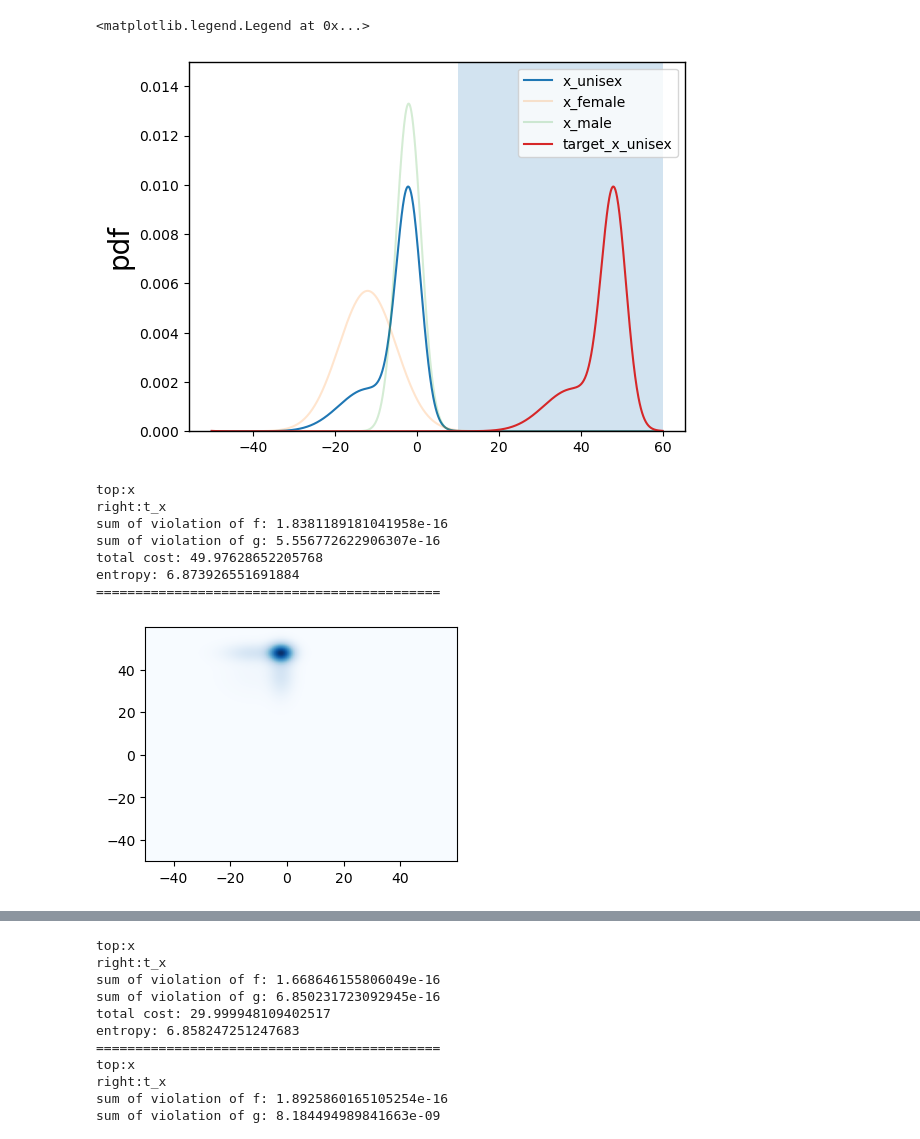
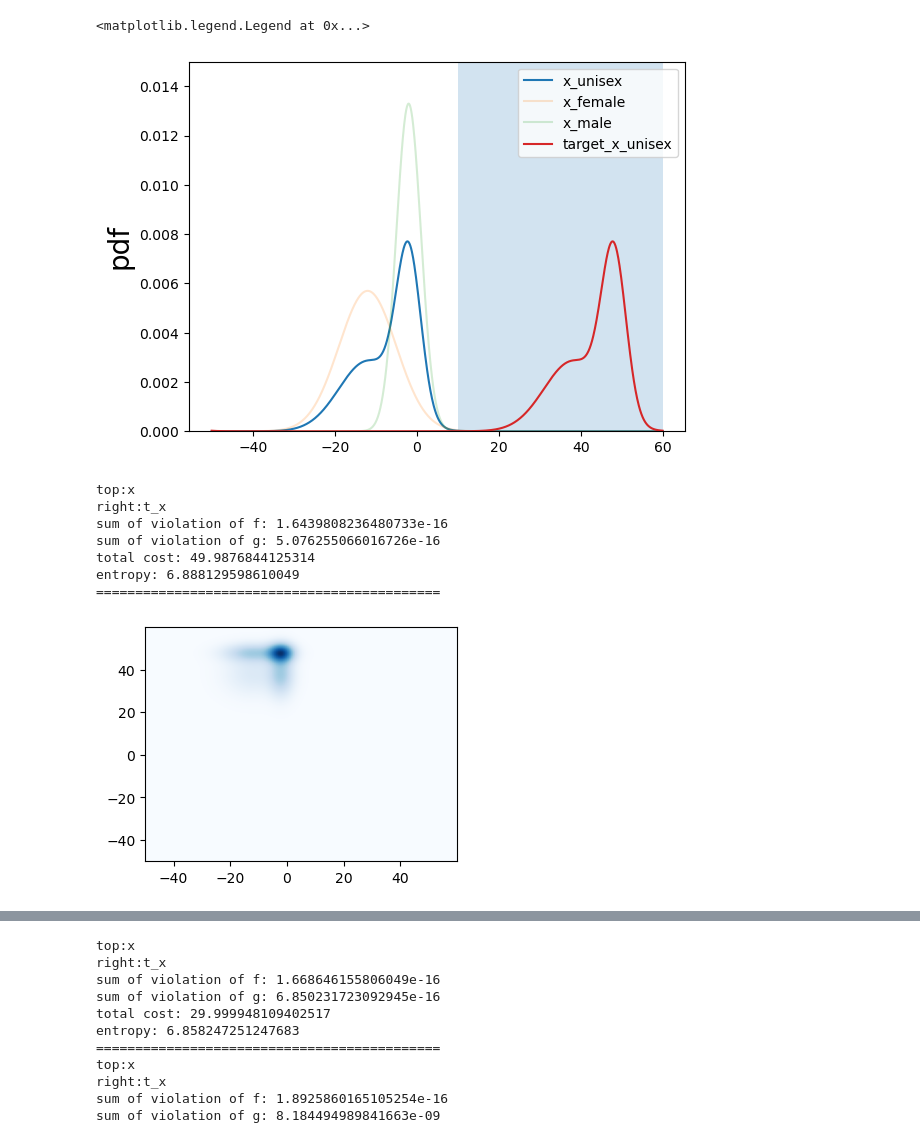
Before and after one commit to Quan-Zhou/OT_Debiasing, a Jupyter notebook: new.ipynb, the cells around one changed output, grey strips where cells are left out. Cells and saved outputs as stored; diff of their text form; code cells hidden in the pictures.

```diff
--- a/new.ipynb
+++ b/new.ipynb
@@ -185,14 +185,13 @@ para['X_f_mean']=-12
 para['X_f_sd']=7
 para['X_m_mean']=-2
 para['X_m_sd']=3
-para['f']=0.3
-para['m']=0.7
+para['f']=0.5
+para['m']=0.5
 para['pi_f']=para['f'] #para['f_a']
 para['pi_m']=1-para['pi_f']
 
 horizen=[-50,60]
 width=0.1
-reg=0.01
 bin=int((horizen[1]-horizen[0])/width)
 x_range=np.arange(horizen[0],horizen[1],width)
 dist = dict(zip(['horizen','width','bin','x_range'],[horizen,width,bin,x_range]))
@@ -223,21 +222,22 @@ plt.plot(x_range,dist['t_x'],label='target_x_unisex')
 plt.legend()
 # %% [output]
 <matplotlib.legend.Legend at 0x...>
-[figure, old version]
+[figure, new version]
 # %%
 dist['t_x_old']=normialise([dist['x_f'][i]**para['f']*dist['x_m'][i]**para['m'] for i in range(bin)])
 # %%
+reg=1000
 print('top:x')
 print('right:t_x')
 mu=np.array(dist['x'])
 mu_t=np.array(dist['t_x'])
 output=OT(reg,x_range,mu,mu_t)
 # %% [output]
 top:x
 right:t_x
-sum of violation of f: 1.8381189181041958e-16
-sum of violation of g: 5.556772622906307e-16
-total cost: 49.97628652205768
-entropy: 6.873926551691884
+sum of violation of f: 1.6439808236480733e-16
+sum of violation of g: 5.076255066016726e-16
+total cost: 49.9876844125314
+entropy: 6.888129598610049
 ============================================
-[figure, old version]
+[figure, new version]
```
Also changed, not shown: parts of 6 cells of this notebook.
